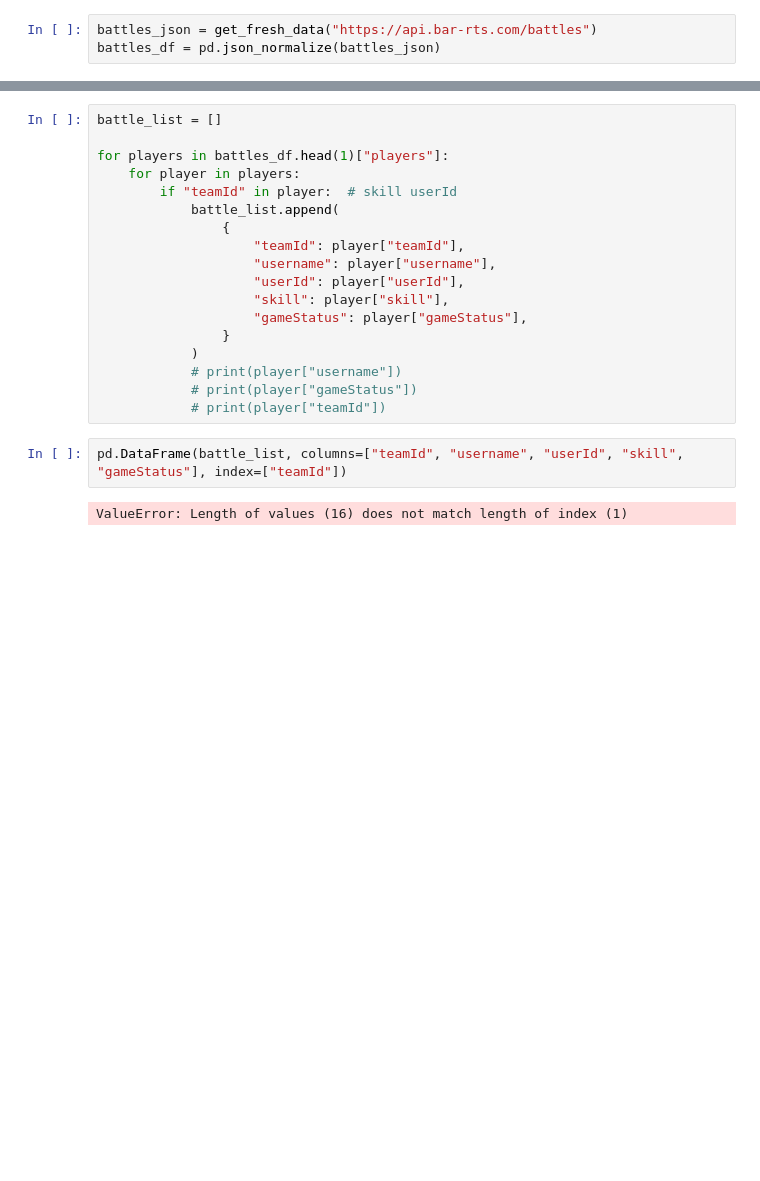
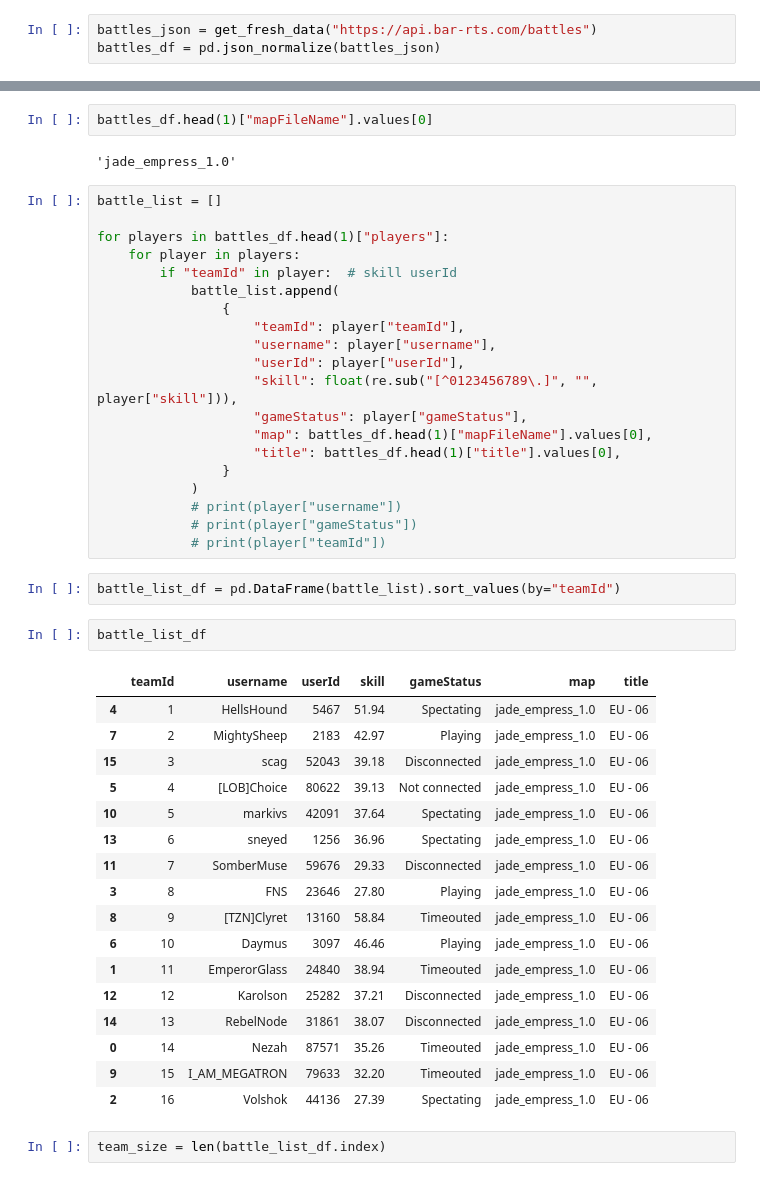
Before and after one commit to furyhawk/bai, a Jupyter notebook: notebooks/library.ipynb, the cells around one changed output, grey strips where cells are left out. Saved outputs shown, nothing was run; the diff lists cells and outputs as text; blank space fills up the shorter version.

```diff
--- a/notebooks/library.ipynb
+++ b/notebooks/library.ipynb
@@ -402,4 +396,8 @@ battles_df.head(1)
 1 rows × 28 columns
+# %%
+battles_df.head(1)["mapFileName"].values[0]
+# %% [output]
+'jade_empress_1.0'
 # %%
 battle_list = []
 
@@ -411,14 +409,36 @@ for players in battles_df.head(1)["players"]:
                     "teamId": player["teamId"],
                     "username": player["username"],
                     "userId": player["userId"],
-                    "skill": player["skill"],
+                    "skill": float(re.sub("[^0123456789\.]", "", player["skill"])),
                     "gameStatus": player["gameStatus"],
+                    "map": battles_df.head(1)["mapFileName"].values[0],
+                    "title": battles_df.head(1)["title"].values[0],
                 }
             )
             # print(player["username"])
             # print(player["gameStatus"])
             # print(player["teamId"])
-# %%
-pd.DataFrame(battle_list, columns=["teamId", "username", "userId", "skill", "gameStatus"], index=["teamId"])
-# %% [output]
-ValueError: Length of values (16) does not match length of index (1)
+# %%
+battle_list_df = pd.DataFrame(battle_list).sort_values(by="teamId")
+# %%
+battle_list_df
+# %% [output]
+|  | teamId | username | userId | skill | gameStatus | map | title |
+| 4 | 1 | HellsHound | 5467 | 51.94 | Spectating | jade_empress_1.0 | EU - 06 |
+| 7 | 2 | MightySheep | 2183 | 42.97 | Playing | jade_empress_1.0 | EU - 06 |
+| 15 | 3 | scag | 52043 | 39.18 | Disconnected | jade_empress_1.0 | EU - 06 |
+| 5 | 4 | [LOB]Choice | 80622 | 39.13 | Not connected | jade_empress_1.0 | EU - 06 |
+| 10 | 5 | markivs | 42091 | 37.64 | Spectating | jade_empress_1.0 | EU - 06 |
+| 13 | 6 | sneyed | 1256 | 36.96 | Spectating | jade_empress_1.0 | EU - 06 |
+| 11 | 7 | SomberMuse | 59676 | 29.33 | Disconnected | jade_empress_1.0 | EU - 06 |
+| 3 | 8 | FNS | 23646 | 27.80 | Playing | jade_empress_1.0 | EU - 06 |
+| 8 | 9 | [TZN]Clyret | 13160 | 58.84 | Timeouted | jade_empress_1.0 | EU - 06 |
+| 6 | 10 | Daymus | 3097 | 46.46 | Playing | jade_empress_1.0 | EU - 06 |
+| 1 | 11 | EmperorGlass | 24840 | 38.94 | Timeouted | jade_empress_1.0 | EU - 06 |
+| 12 | 12 | Karolson | 25282 | 37.21 | Disconnected | jade_empress_1.0 | EU - 06 |
+| 14 | 13 | RebelNode | 31861 | 38.07 | Disconnected | jade_empress_1.0 | EU - 06 |
+| 0 | 14 | Nezah | 87571 | 35.26 | Timeouted | jade_empress_1.0 | EU - 06 |
+| 9 | 15 | I_AM_MEGATRON | 79633 | 32.20 | Timeouted | jade_empress_1.0 | EU - 06 |
+| 2 | 16 | Volshok | 44136 | 27.39 | Spectating | jade_empress_1.0 | EU - 06 |
+# %%
+team_size = len(battle_list_df.index)
```
Also changed, not shown: parts of 20 cells of this notebook, 2 other files.
